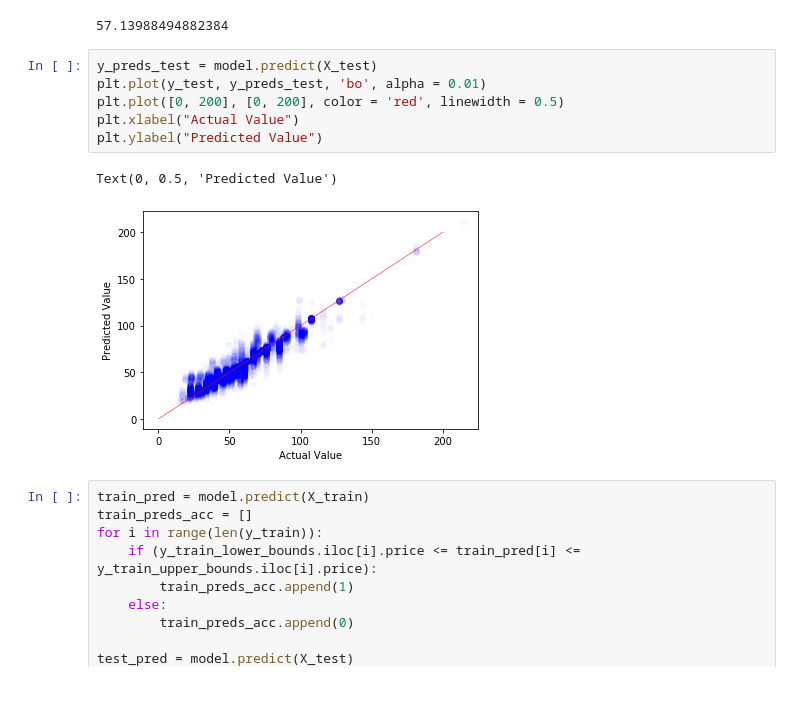
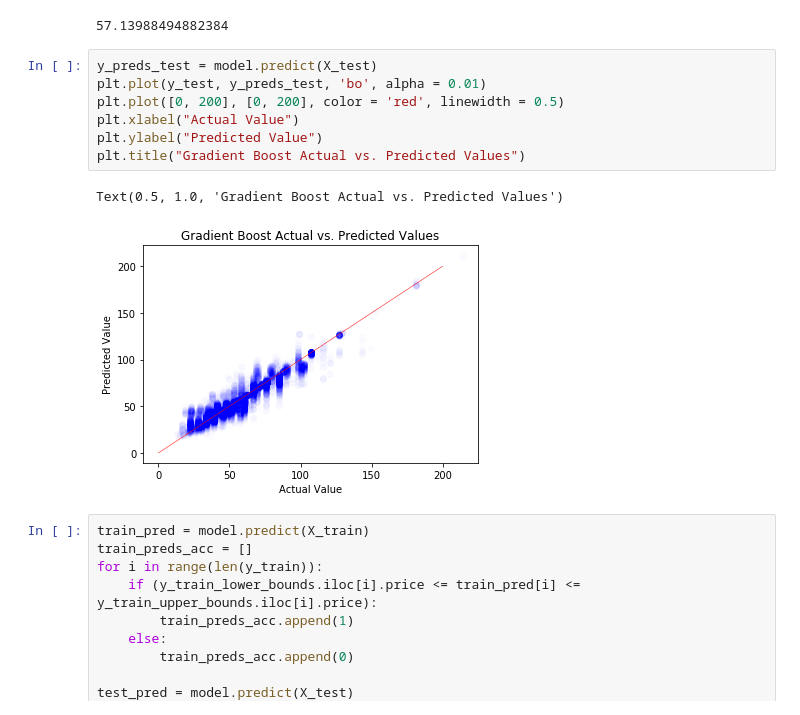
Before and after one commit to CTso25/Predict-Train-Prices, a Jupyter notebook: new_models.ipynb, the cells around one changed output. Saved outputs shown, nothing was run; the diff lists cells and outputs as text.

```diff
--- a/new_models.ipynb
+++ b/new_models.ipynb
@@ -402,12 +402,13 @@ mean_squared_error(y_test, model.predict(X_test))
 # %%
 y_preds_test = model.predict(X_test)
 plt.plot(y_test, y_preds_test, 'bo', alpha = 0.01)
 plt.plot([0, 200], [0, 200], color = 'red', linewidth = 0.5)
 plt.xlabel("Actual Value")
 plt.ylabel("Predicted Value")
+plt.title("Gradient Boost Actual vs. Predicted Values")
 # %% [output]
-Text(0, 0.5, 'Predicted Value')
+Text(0.5, 1.0, 'Gradient Boost Actual vs. Predicted Values')
-[figure, old version]
+[figure, new version]
 # %%
 train_pred = model.predict(X_train)
 train_preds_acc = []
```
